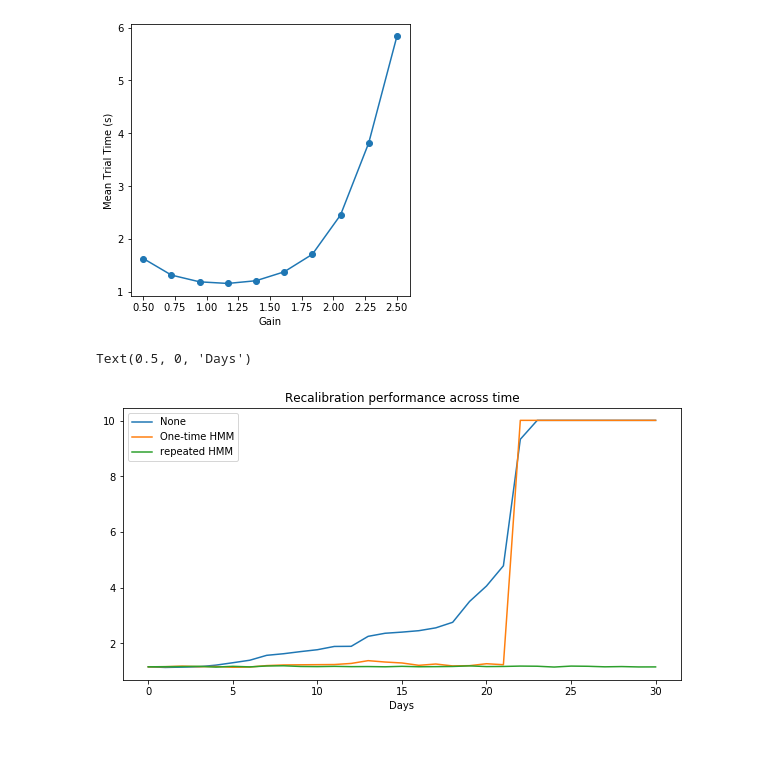
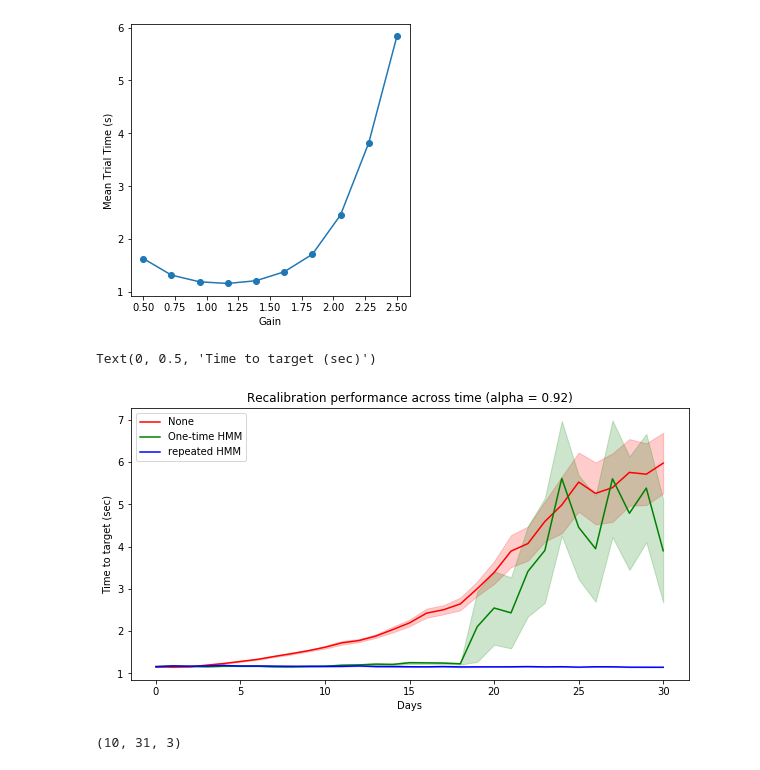
Before and after one commit to guyhwilson/nonstationarities, a Jupyter notebook: code/ClosedLoop_Simulator/Simulate_repeatedRecalibration.ipynb, the cells around one changed output. Drawn from its saved outputs; the diff is of its cells as text; code cells hidden in the pictures.

```diff
--- a/code/ClosedLoop_Simulator/Simulate_repeatedRecalibration.ipynb
+++ b/code/ClosedLoop_Simulator/Simulate_repeatedRecalibration.ipynb
@@ -174,16 +174,24 @@ for n in range(reps):
         session_scores[n, i+1, 2]  = np.mean(ttt_RepeatedRecal)
 # %%
 figSize(5, 10)
+from lineplots import plotsd
 
 labels = ['None', 'One-time HMM', 'repeated HMM']
+colors = ['r', 'g', 'b']
 days   = np.linspace(0, (days_between + 1) * n_sessions, n_sessions + 1)
 
 for i, label in enumerate(labels):
-    plt.plot(days, session_scores[:, i], label = label)
+    #plt.plot(days, session_scores[9, :, i], label = label)
+    plotsd(data = session_scores[:, :, i], time_bins = days, color = colors[i], toggleSE = True)
 
-plt.legend()
-plt.title('Recalibration performance across time')
+plt.legend(labels, loc = 'upper left')
+plt.title('Recalibration performance across time (alpha = ' + str(shrinkage) + ')')
 plt.xlabel('Days')
+plt.ylabel('Time to target (sec)')
 # %% [output]
-Text(0.5, 0, 'Days')
+Text(0, 0.5, 'Time to target (sec)')
-[figure, old version]
+[figure, new version]
+# %%
+session_scores.shape
+# %% [output]
+(10, 31, 3)
```
Also changed, not shown: 10 other files.
